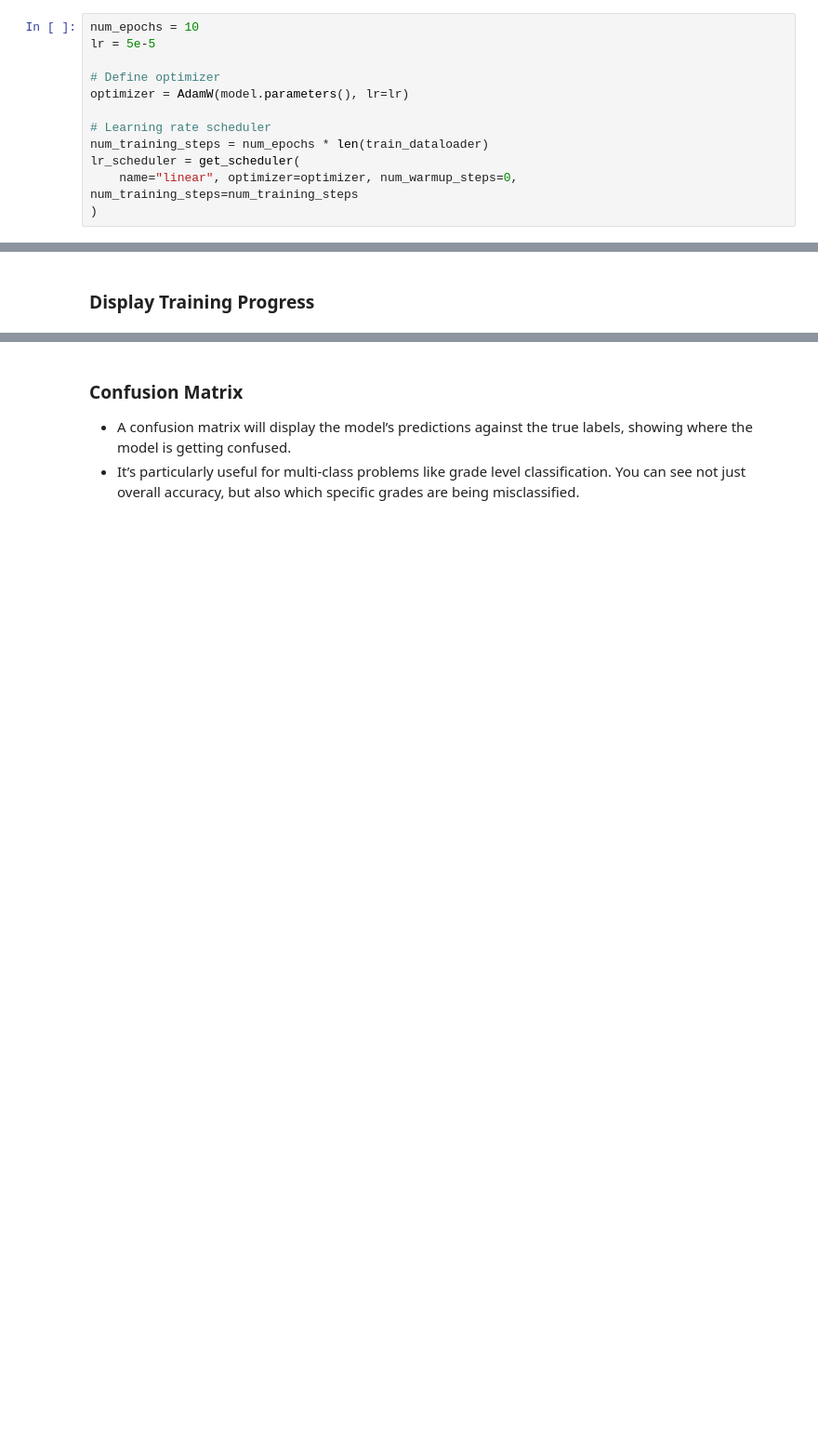
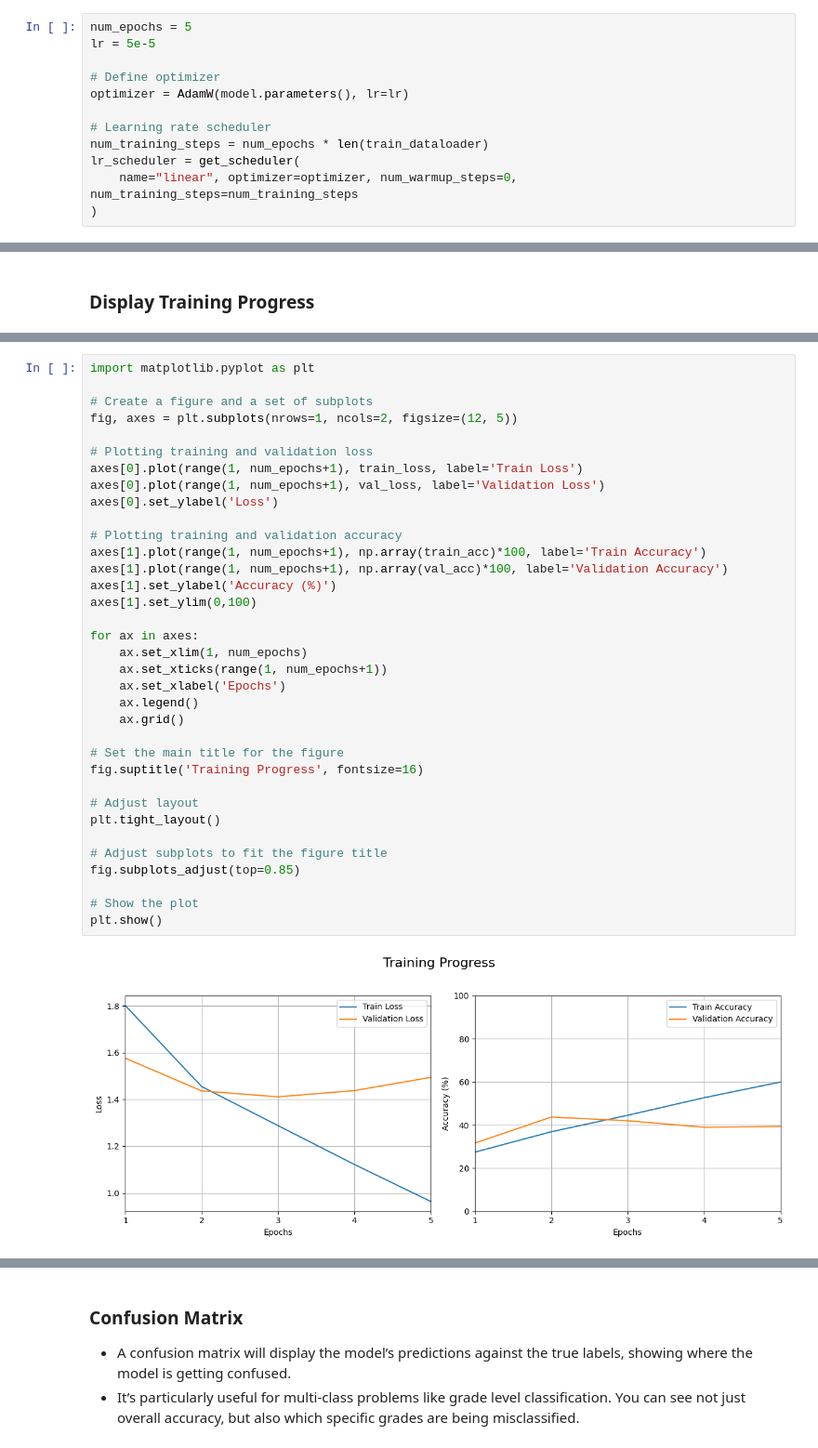
Before and after one commit to teaghan/nlp-recommenders, a Jupyter notebook: NLP_PyTorch.ipynb, the cells around one changed output, grey strips where cells are left out. Shown: that part at 93% size. Drawn from its saved outputs; the diff is of its cells as text; blank space fills up the shorter version.

```diff
--- a/NLP_PyTorch.ipynb
+++ b/NLP_PyTorch.ipynb
@@ -258,7 +258,7 @@ In this section, we configure the optimizer and the learning rate scheduler for
 - **Type**: We use a linear scheduler, which gradually decreases the learning rate from the initial value set in the optimizer to zero.
 - **Warmup Steps**: We set `num_warmup_steps` to 0, meaning the learning rate starts decreasing linearly from the first training step. Adjusting the number of warmup steps can be beneficial in some cases, as it allows the model to initially learn rapidly and then fine-tune more slowly.
 # %%
-num_epochs = 10
+num_epochs = 5
 lr = 5e-5
 
 # Define optimizer
@@ -374 +363,38 @@ plt.show()
+# %%
+import matplotlib.pyplot as plt
+
+# Create a figure and a set of subplots
+fig, axes = plt.subplots(nrows=1, ncols=2, figsize=(12, 5))
+
+# Plotting training and validation loss
+axes[0].plot(range(1, num_epochs+1), train_loss, label='Train Loss')
+axes[0].plot(range(1, num_epochs+1), val_loss, label='Validation Loss')
+axes[0].set_ylabel('Loss')
+
+# Plotting training and validation accuracy
+axes[1].plot(range(1, num_epochs+1), np.array(train_acc)*100, label='Train Accuracy')
+axes[1].plot(range(1, num_epochs+1), np.array(val_acc)*100, label='Validation Accuracy')
+axes[1].set_ylabel('Accuracy (%)')
+axes[1].set_ylim(0,100)
+
+for ax in axes:
+    ax.set_xlim(1, num_epochs)
+    ax.set_xticks(range(1, num_epochs+1))
+    ax.set_xlabel('Epochs')
+    ax.legend()
+    ax.grid()
+
+# Set the main title for the figure
+fig.suptitle('Training Progress', fontsize=16)
+
+# Adjust layout
+plt.tight_layout()
+
+# Adjust subplots to fit the figure title
+fig.subplots_adjust(top=0.85)
+
+# Show the plot
+plt.show()
+# %% [output]
+[figure, added]
 # %% [markdown]
```
Also changed, not shown: parts of 9 cells of this notebook, 1 other file.
